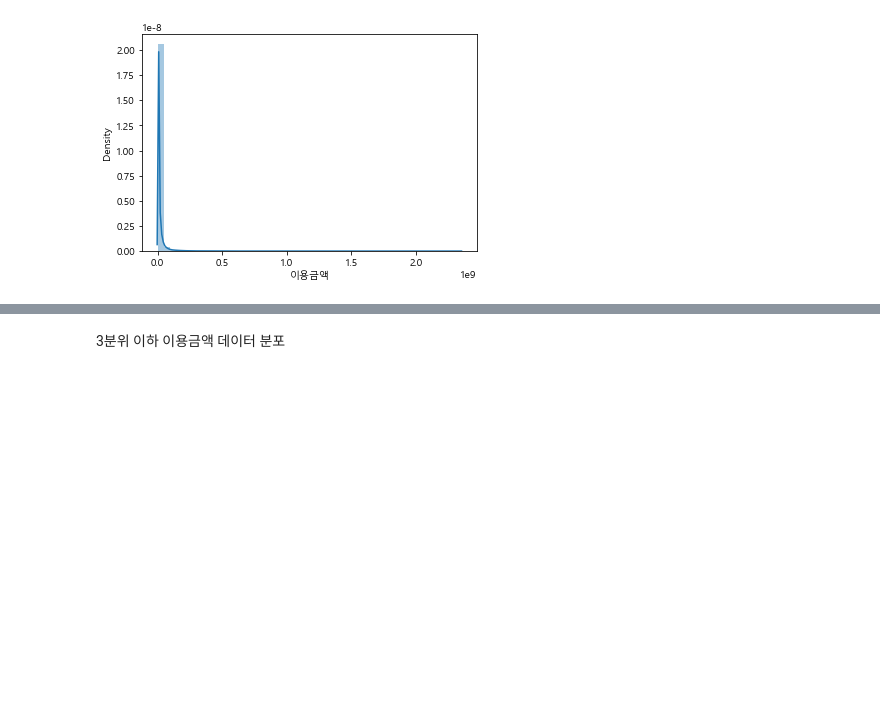
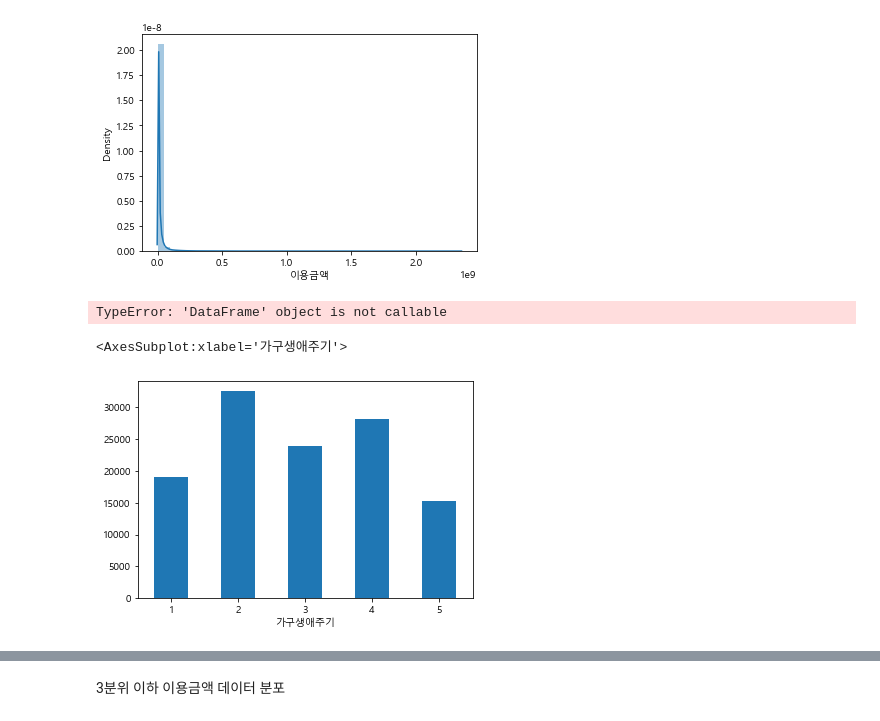
Before and after one commit to kkh9198/PROJECT_2, a Jupyter notebook: PROJECT_2.ipynb, the cells around one changed output, grey strips where cells are left out. Saved outputs shown, nothing was run; the diff lists cells and outputs as text; code cells hidden in the pictures; blank space fills up the shorter version.

```diff
--- a/PROJECT_2.ipynb
+++ b/PROJECT_2.ipynb
@@ -318,3 +318,20 @@ df_high=df[df['이용금액']>=843337.25]
 sns.distplot(df_high['이용금액']);
 # %% [output]
 [figure]
+# %%
+plt.style.use( 'tableau-colorblind10' )
+df.groupby('연령대')['이용금액'].mean().plot( kind = 'bar', figsize = ( 20, 10 ), width = 0.8 )
+plt.xticks( rotation = 'horizontal' )
+plt.xlabel('연령대')
+plt.title( '연령대 별 카드 평균 이용 금액 ', size = 30 )
+plt.show()
+# %%
+df_high_j=df_high[df_high(['매장_시도']=='제주')&(['업종명']=='한식 음식점업')]
+df_high_j
+# %% [output]
+TypeError: 'DataFrame' object is not callable
+# %%
+df_high_j.groupby('가구생애주기')['가구생애주기'].count().plot.bar(rot=0)
+# %% [output]
+<AxesSubplot:xlabel='가구생애주기'>
+[figure, added]
```
Also changed, not shown: parts of 11 cells of this notebook.
